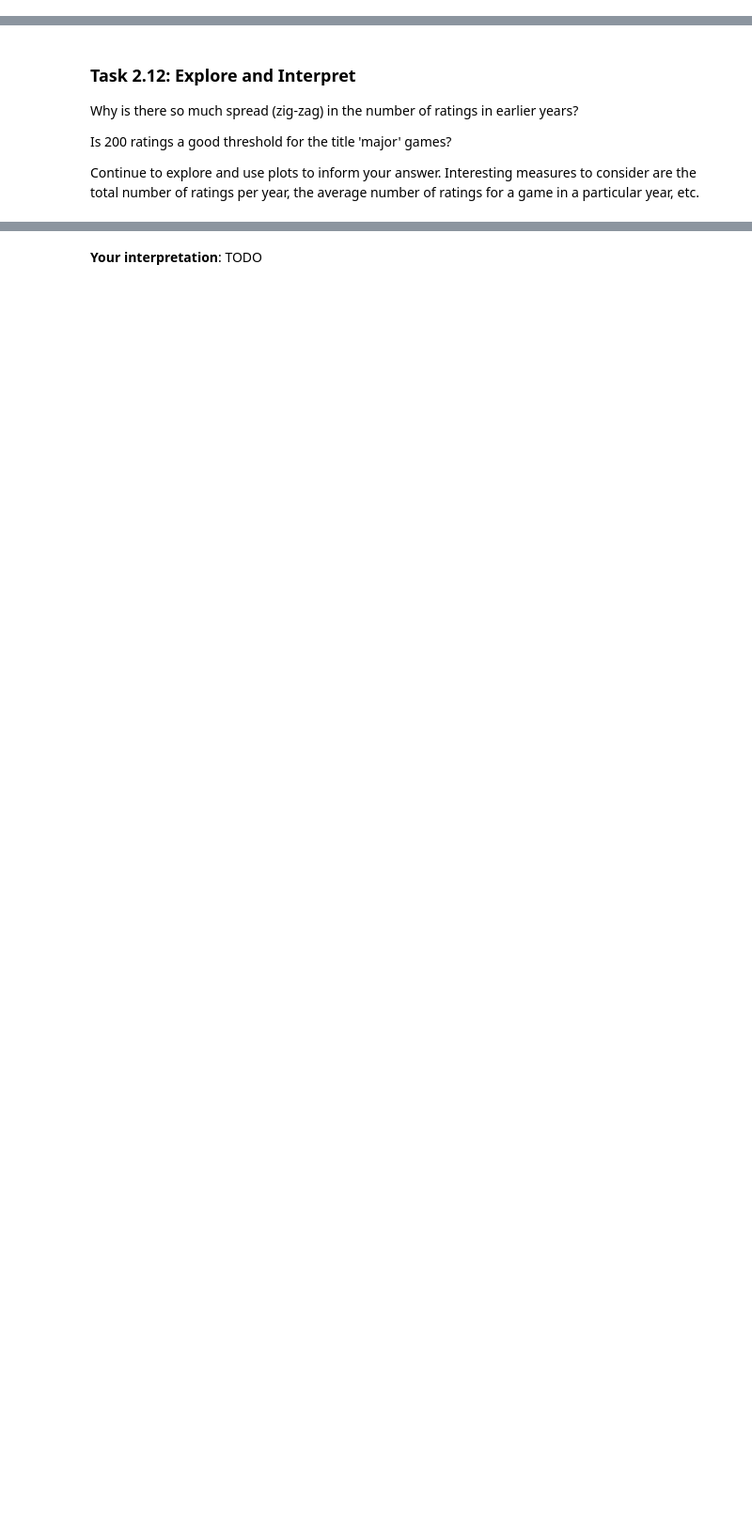
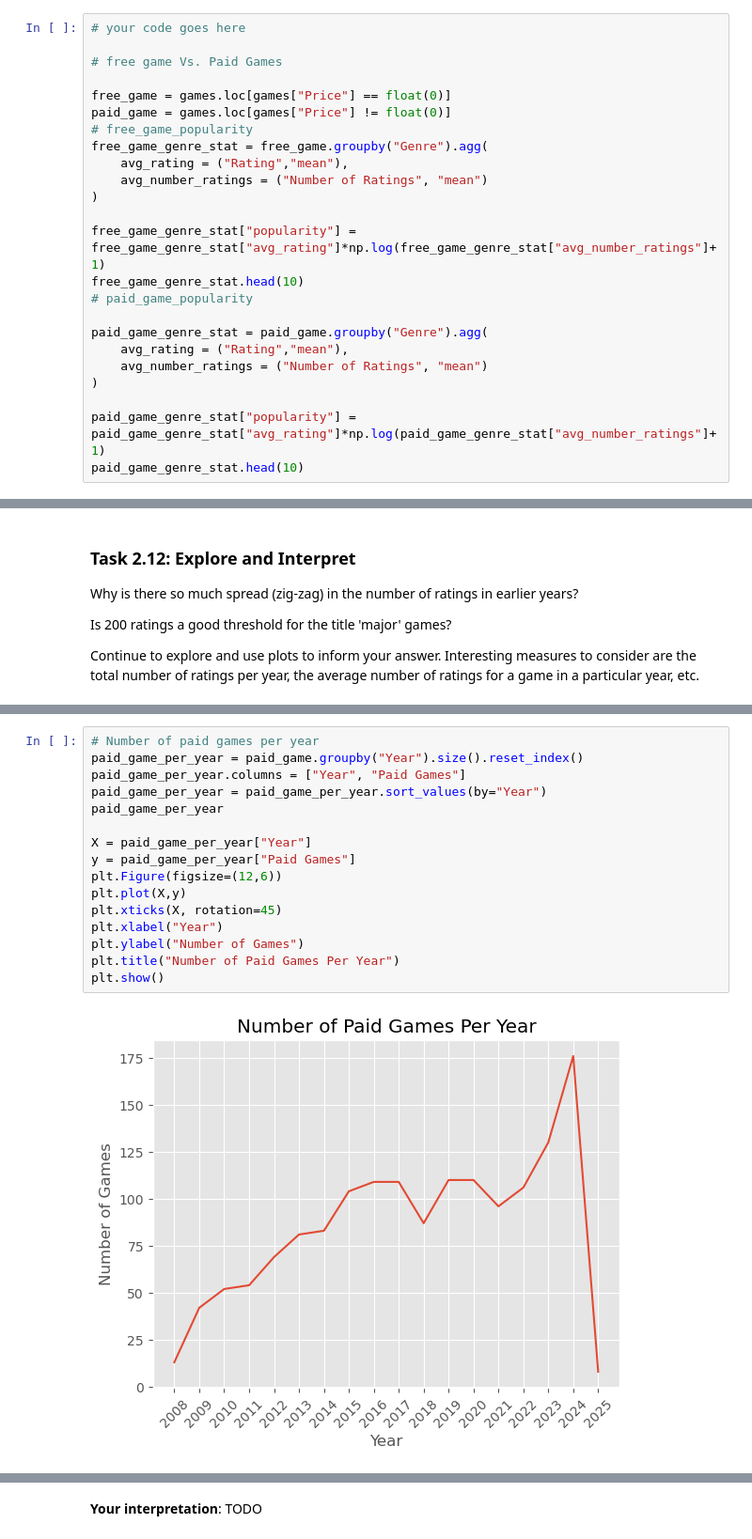
Before and after one commit to Yichun0/2026-datascience-homework, a Jupyter notebook: HW3/HW3.ipynb, the cells around one changed output, grey strips where cells are left out. Shown at 94% size. Cells and saved outputs as stored; diff of their text form; blank space fills up the shorter version.

```diff
--- a/HW3/HW3.ipynb
+++ b/HW3/HW3.ipynb
@@ -209,0 +472,24 @@ Calculate the average rating and number of ratings between free and paid games.
+# %%
+# your code goes here
+
+# free game Vs. Paid Games
+
+free_game = games.loc[games["Price"] == float(0)]
+paid_game = games.loc[games["Price"] != float(0)]
+# free_game_popularity
+free_game_genre_stat = free_game.groupby("Genre").agg(
+    avg_rating = ("Rating","mean"),
+    avg_number_ratings = ("Number of Ratings", "mean")
+)
+
+free_game_genre_stat["popularity"] = free_game_genre_stat["avg_rating"]*np.log(free_game_genre_stat["avg_number_ratings"]+1)
+free_game_genre_stat.head(10)
+# paid_game_popularity
+
+paid_game_genre_stat = paid_game.groupby("Genre").agg(
+    avg_rating = ("Rating","mean"),
+    avg_number_ratings = ("Number of Ratings", "mean")
+)
+
+paid_game_genre_stat["popularity"] = paid_game_genre_stat["avg_rating"]*np.log(paid_game_genre_stat["avg_number_ratings"]+1)
+paid_game_genre_stat.head(10)
@@ -219,0 +535,18 @@ Continue to explore and use plots to inform your answer. Interesting measures to
+# %%
+# Number of paid games per year
+paid_game_per_year = paid_game.groupby("Year").size().reset_index()
+paid_game_per_year.columns = ["Year", "Paid Games"]
+paid_game_per_year = paid_game_per_year.sort_values(by="Year")
+paid_game_per_year
+
+X = paid_game_per_year["Year"]
+y = paid_game_per_year["Paid Games"]
+plt.Figure(figsize=(12,6))
+plt.plot(X,y)
+plt.xticks(X, rotation=45)
+plt.xlabel("Year")
+plt.ylabel("Number of Games")
+plt.title("Number of Paid Games Per Year")
+plt.show()
+# %% [output]
+[figure, added]
```
Also changed, not shown: parts of 40 cells of this notebook.
